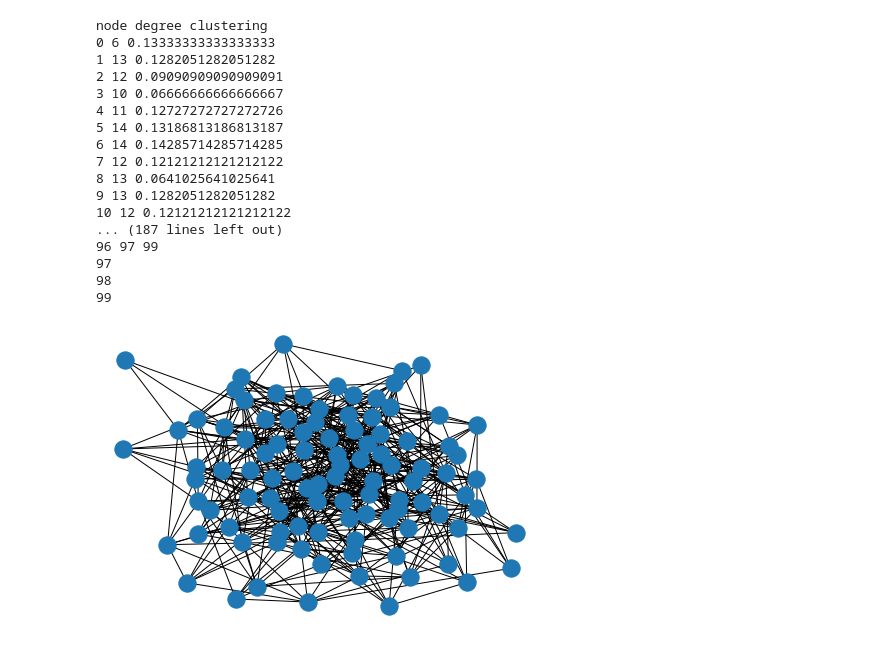
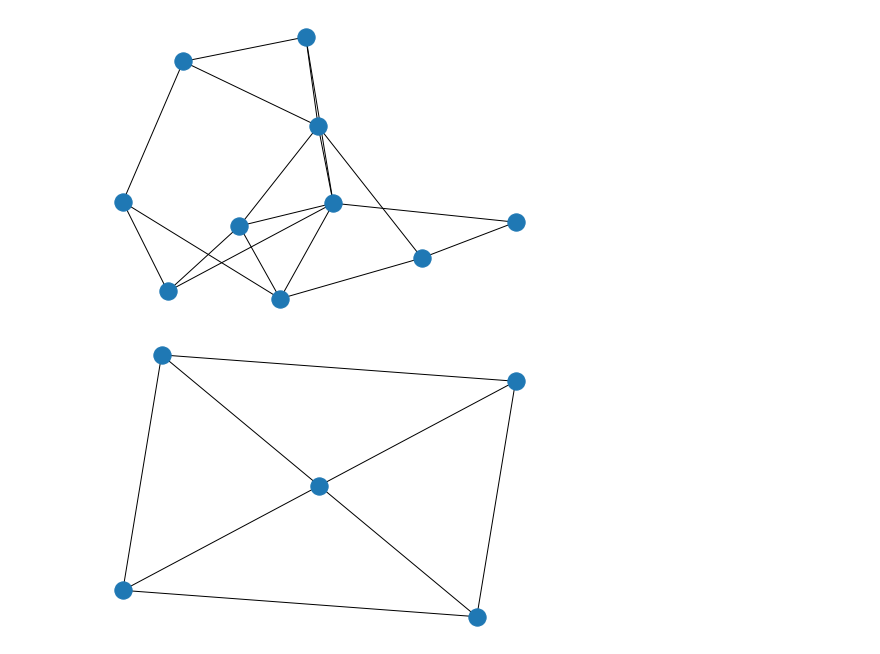
Before and after one commit to rajeshkpandey/AWESOME-FER, a Jupyter notebook: Epidemics_ABM.ipynb, the cells around one changed output. Saved outputs shown, nothing was run; the diff lists cells and outputs as text; code cells hidden in the pictures.

```diff
--- a/Epidemics_ABM.ipynb
+++ b/Epidemics_ABM.ipynb
@@ -3,49 +3,35 @@
 # %%
 #Erdos-Renyi Graph in Networkx
 import random
 from networkx import nx
 import matplotlib.pyplot as plt
 
-N = 100  # 100 nodes
-K = 200  # 200 agents
-#M = 300  # 300 edges
+N = 10  # 10 nodes
+K = 100  # 100 agents
+#M = 30  # 30 edges
+NN = 5
+
 
 #Graph = nx.gnm_random_graph(N, M)
 
-P = 0.1 #Probabibilty for Node Connection in random graph
+P = 0.4 #Probabibilty for Node Connection in random graph
+PP = 0.7
 Graph = nx.erdos_renyi_graph(N,P) # Use Networkx to generate a random graph of N nodes being connected with probability P.
+GraphN = nx.erdos_renyi_graph(NN,PP)
+
 
 # some network properties
-print("node degree clustering")
-for v in nx.nodes(Graph):
-    print(f"{v} {nx.degree(Graph, v)} {nx.clustering(Graph, v)}")
-
-print()
-print("the adjacency list")
-for line in nx.generate_adjlist(Graph):
-    print(line)
+#print("the adjacency list")
+#for line in nx.generate_adjlist(Graph):
+#    print(line)
 
 nx.draw(Graph)
 plt.show()
+nx.draw(GraphN)
+plt.show()
 # %% [output]
-node degree clustering
-0 6 0.13333333333333333
-1 13 0.1282051282051282
-2 12 0.09090909090909091
-3 10 0.06666666666666667
-4 11 0.12727272727272726
-5 14 0.13186813186813187
-6 14 0.14285714285714285
-7 12 0.12121212121212122
-8 13 0.0641025641025641
-9 13 0.1282051282051282
-10 12 0.12121212121212122
-... (187 lines left out)
-96 97 99
-97
-98
-99
-[figure, old version]
+[figure, new version]
+[figure, added]
 # %%
 A = nx.adjacency_matrix(Graph)
 Adjacency_matrix = A.todense()
```
Also changed, not shown: parts of 7 cells of this notebook.
